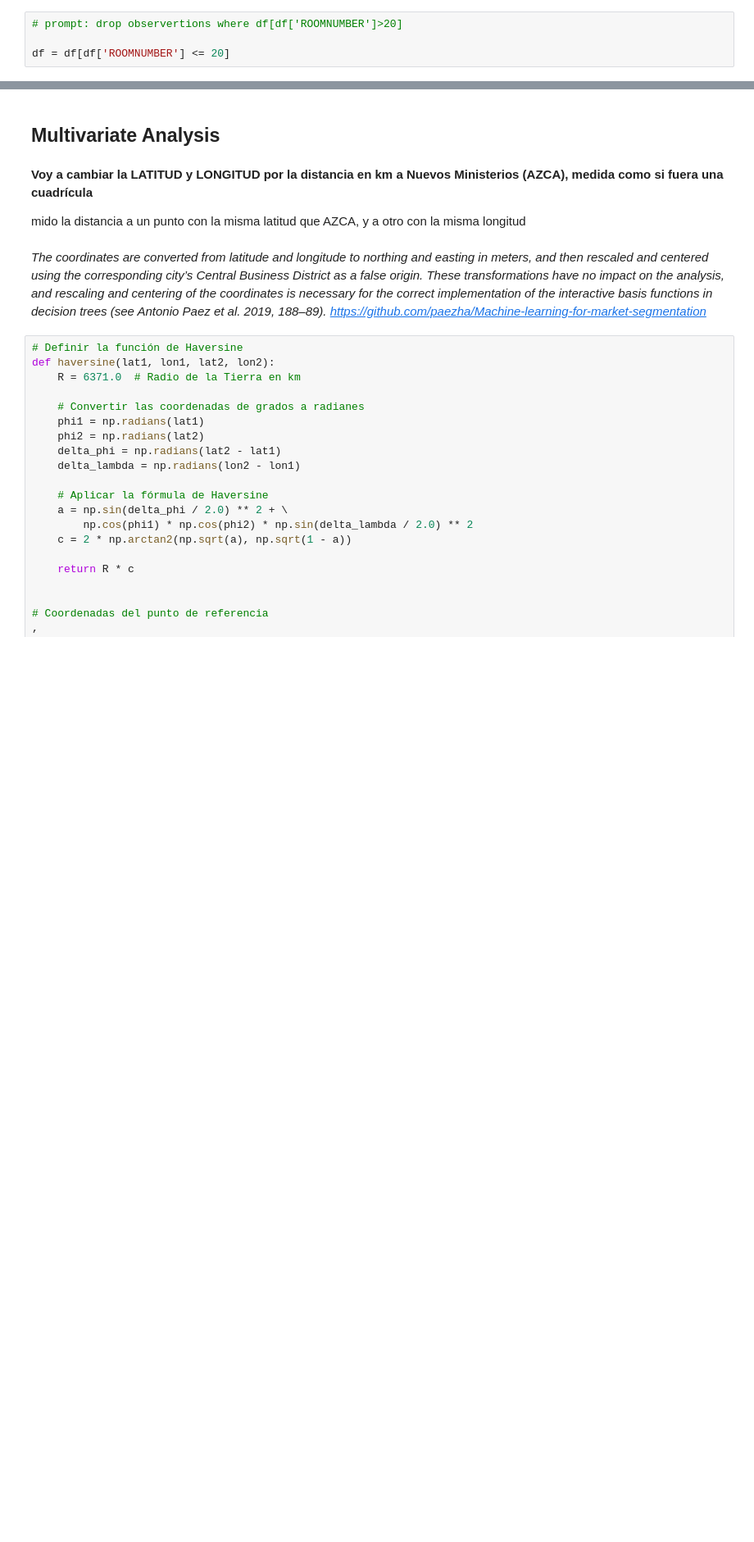
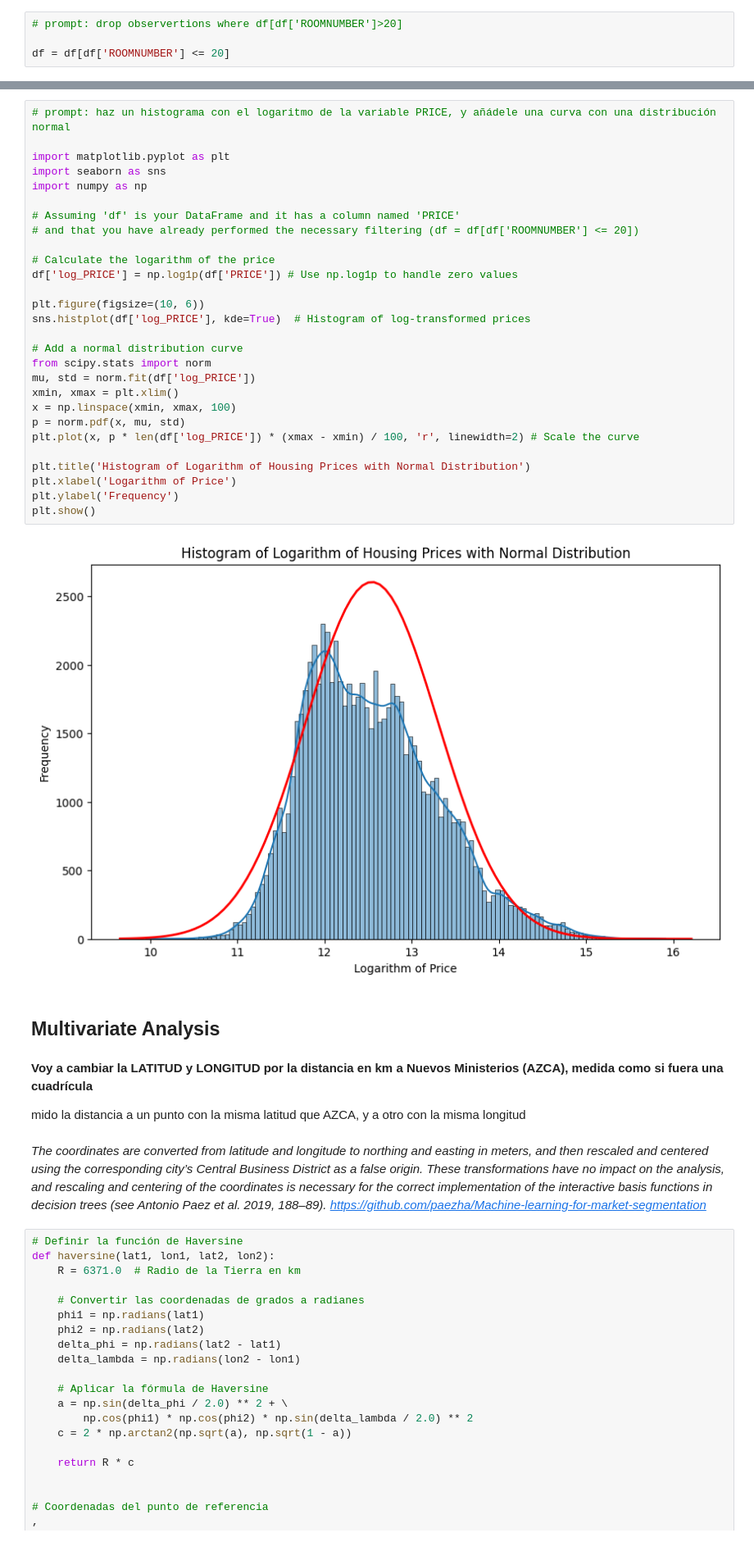
Before and after one commit to edouardor/Idealista_2024, a Jupyter notebook: Notebooks/Idealista Madrid github.ipynb, the cells around one changed output, grey strips where cells are left out. Shown at 82% size. Drawn from its saved outputs; the diff is of its cells as text; blank space fills up the shorter version.

```diff
--- a/Notebooks/Idealista Madrid github.ipynb
+++ b/Notebooks/Idealista Madrid github.ipynb
@@ -165,3 +169,33 @@ df = df[df['ROOMNUMBER'] <= 20]
+# %%
+# prompt: haz un histograma con el logaritmo de la variable PRICE, y añádele una curva con una distribución normal
+
+import matplotlib.pyplot as plt
+import seaborn as sns
+import numpy as np
+
+# Assuming 'df' is your DataFrame and it has a column named 'PRICE'
+# and that you have already performed the necessary filtering (df = df[df['ROOMNUMBER'] <= 20])
+
+# Calculate the logarithm of the price
+df['log_PRICE'] = np.log1p(df['PRICE']) # Use np.log1p to handle zero values
+
+plt.figure(figsize=(10, 6))
+sns.histplot(df['log_PRICE'], kde=True)  # Histogram of log-transformed prices
+
+# Add a normal distribution curve
+from scipy.stats import norm
+mu, std = norm.fit(df['log_PRICE'])
+xmin, xmax = plt.xlim()
+x = np.linspace(xmin, xmax, 100)
+p = norm.pdf(x, mu, std)
+plt.plot(x, p * len(df['log_PRICE']) * (xmax - xmin) / 100, 'r', linewidth=2) # Scale the curve
+
+plt.title('Histogram of Logarithm of Housing Prices with Normal Distribution')
+plt.xlabel('Logarithm of Price')
+plt.ylabel('Frequency')
+plt.show()
+# %% [output]
+[figure, added]
 # %% [markdown]
 ## Multivariate Analysis
 # %% [markdown]
```
Also changed, not shown: parts of 33 cells of this notebook.
